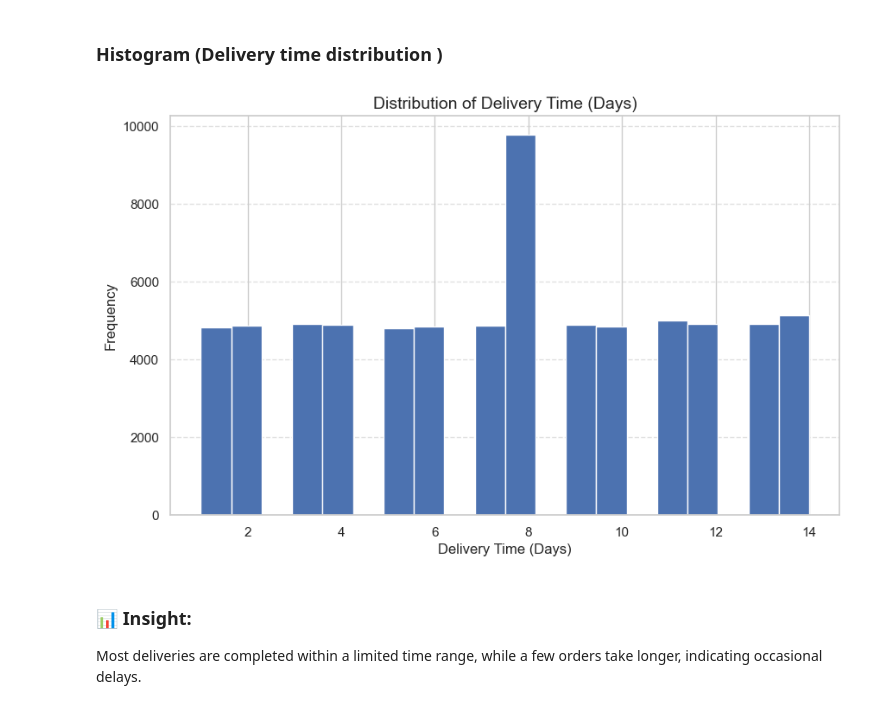
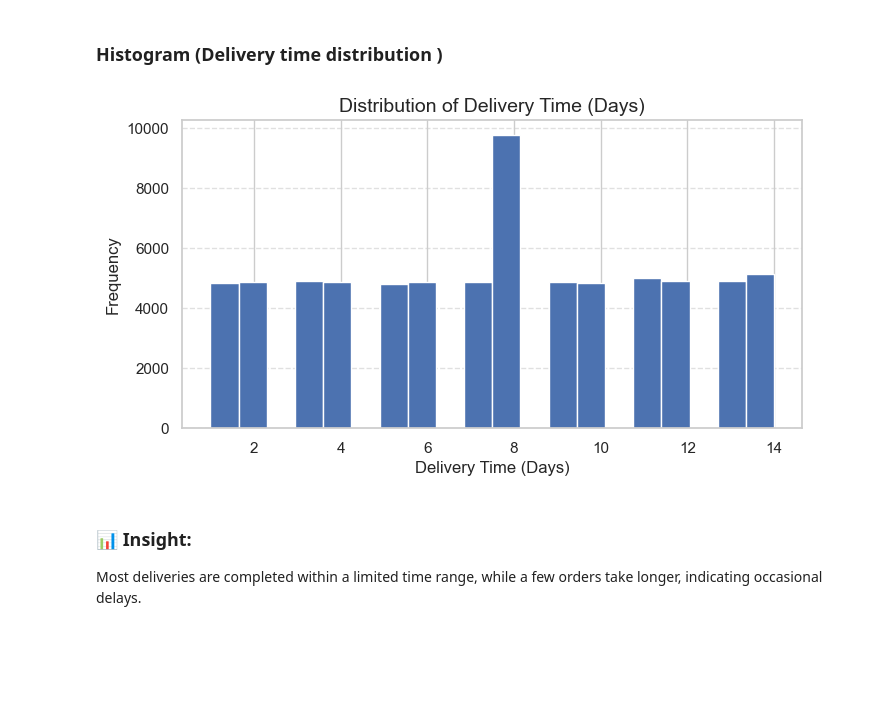
Before and after one commit to isamaliya16/E_Commerce_Logistics_Data_Analysis_Project, a Jupyter notebook: Ayush_Isamaliya_11225_PythonAnalzers.ipynb, the cells around one changed output. Drawn from its saved outputs; the diff is of its cells as text; code cells hidden in the pictures; blank space fills up the shorter version.

```diff
--- a/Ayush_Isamaliya_11225_PythonAnalzers.ipynb
+++ b/Ayush_Isamaliya_11225_PythonAnalzers.ipynb
@@ -342,18 +325,18 @@ Order volume fluctuates across months, indicating seasonal trends in customer pu
 ### Histogram (Delivery time distribution )
 # %%
 # Plot a histogram to understand the distribution of delivery time in days
-plt.figure(figsize=(10, 6))
+plt.figure(figsize=(8, 4))
 
 plt.hist(df['Delivery_Time_Days'], bins=20)
 
 plt.title("Distribution of Delivery Time (Days)", fontsize=14)
 plt.xlabel("Delivery Time (Days)", fontsize=12)
 plt.ylabel("Frequency", fontsize=12)
 plt.grid(axis='y', linestyle='--', alpha=0.6)
 
 plt.show()
 # %% [output]
-[figure, old version]
+[figure, new version]
 # %% [markdown]
 ### 📊 Insight:
 Most deliveries are completed within a limited time range, while a few orders take longer, indicating occasional delays.
```
Also changed, not shown: parts of 4 cells of this notebook.
